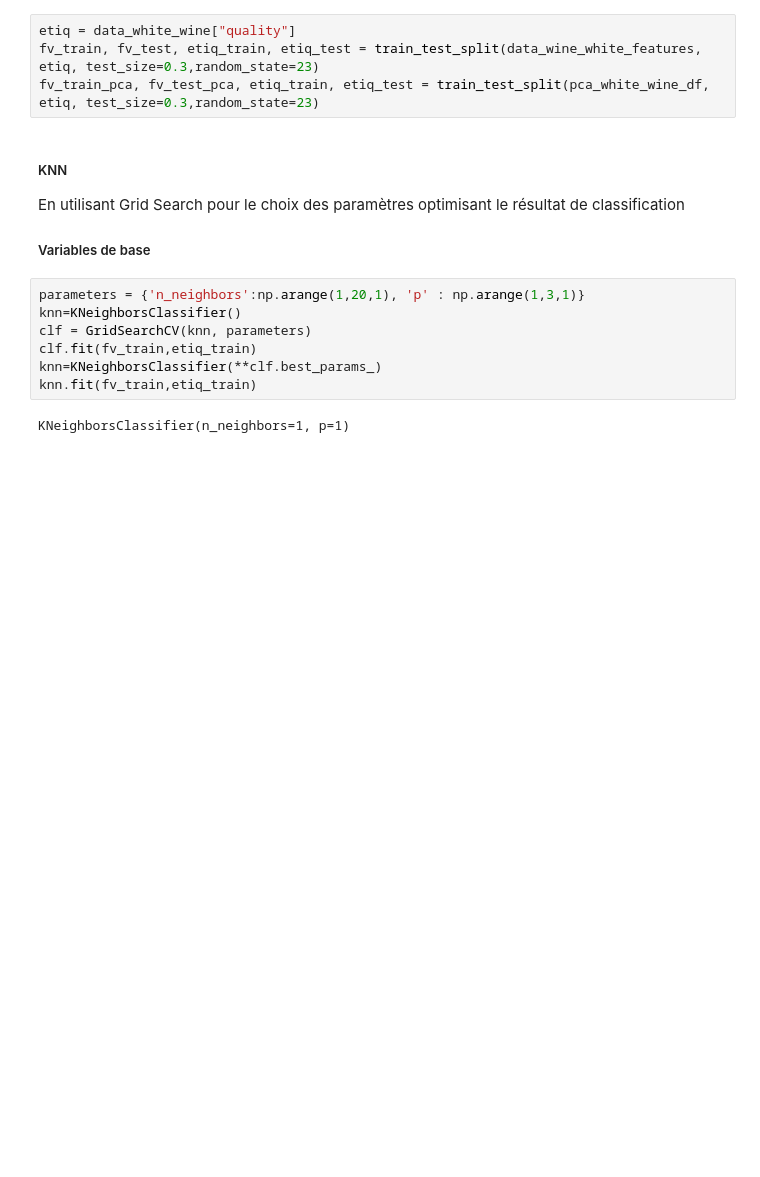
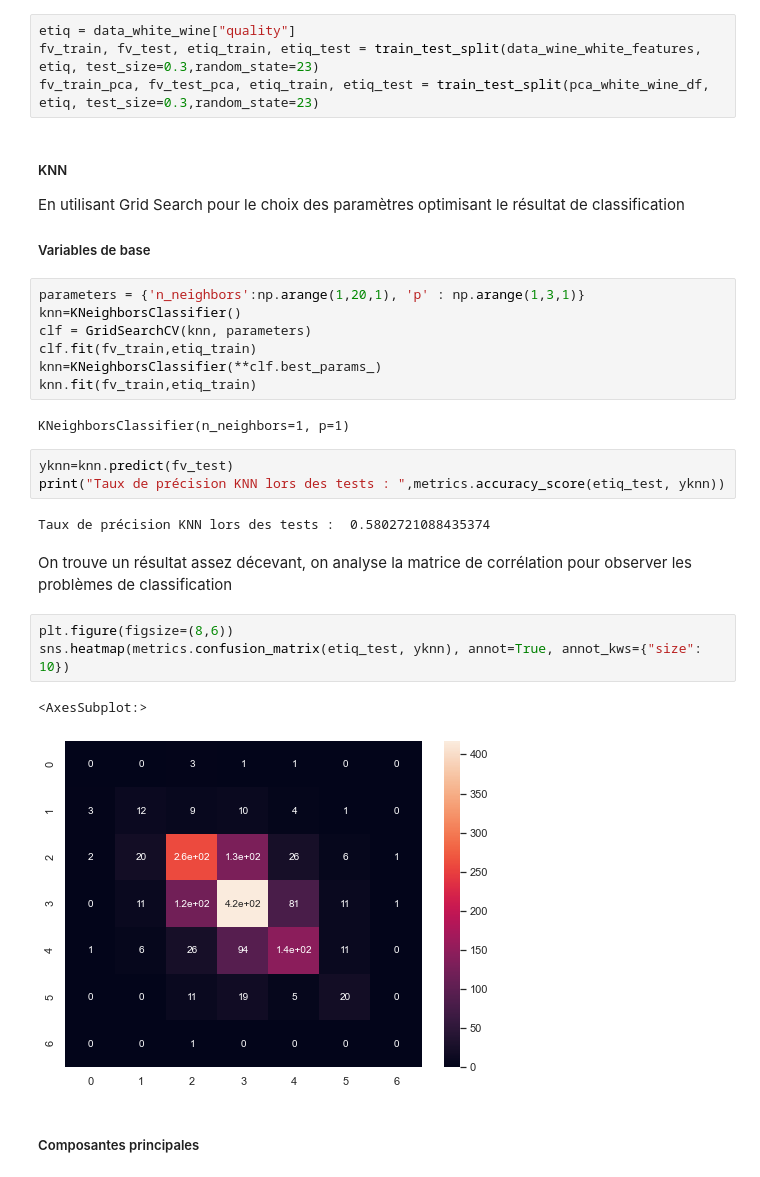
Before and after one commit to MohamedNennouche/Wine-classification, a Jupyter notebook: wine-notebook.ipynb, the cells around one changed output. Saved outputs shown, nothing was run; the diff lists cells and outputs as text; blank space fills up the shorter version.

Commit message:
Ajout de méthodes de classification avec un KNN et un SVM avec un taux de 62% de précision

```diff
--- a/wine-notebook.ipynb
+++ b/wine-notebook.ipynb
@@ -226,3 +233,18 @@ knn=KNeighborsClassifier(**clf.best_params_)
 knn.fit(fv_train,etiq_train)
 # %% [output]
 KNeighborsClassifier(n_neighbors=1, p=1)
+# %%
+yknn=knn.predict(fv_test)
+print("Taux de précision KNN lors des tests : ",metrics.accuracy_score(etiq_test, yknn))
+# %% [output]
+Taux de précision KNN lors des tests :  0.5802721088435374
+# %% [markdown]
+On trouve un résultat assez décevant, on analyse la matrice de corrélation pour observer les problèmes de classification
+# %%
+plt.figure(figsize=(8,6))
+sns.heatmap(metrics.confusion_matrix(etiq_test, yknn), annot=True, annot_kws={"size": 10})
+# %% [output]
+<AxesSubplot:>
+[figure, added]
+# %% [markdown]
+##### Composantes principales
```
Also changed, not shown: parts of 13 cells of this notebook, 1 other file.
